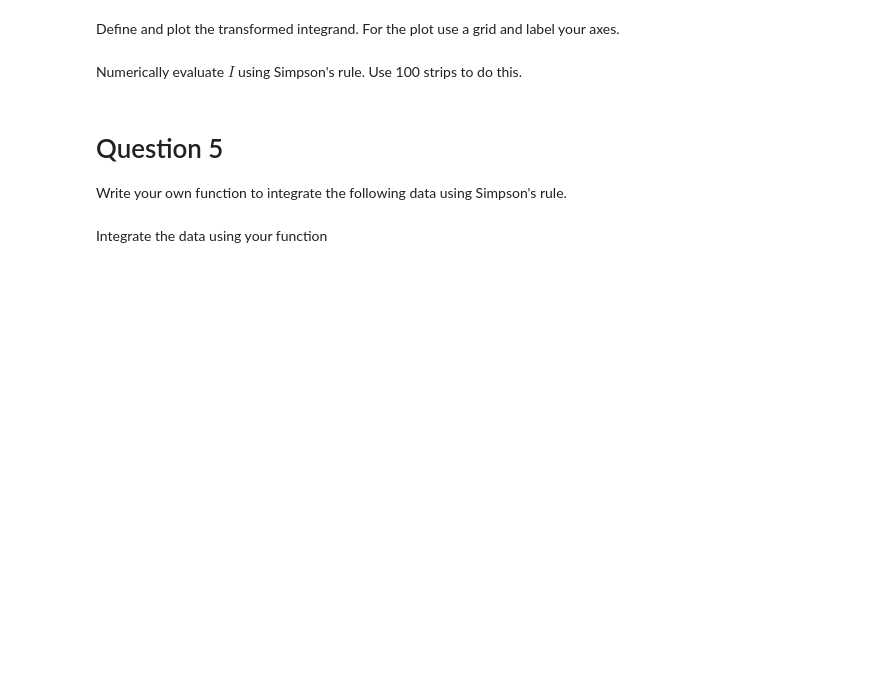
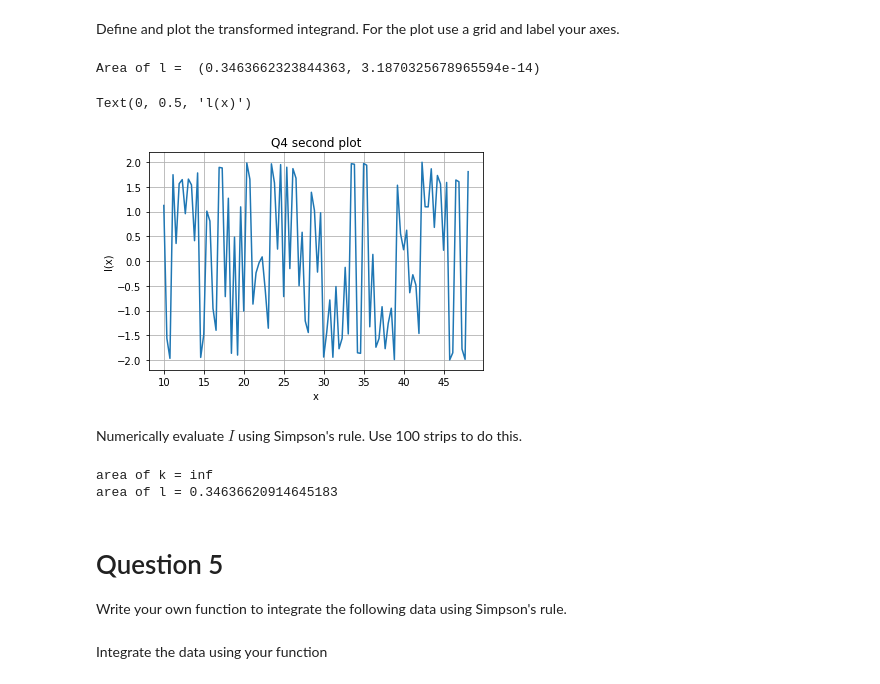
Before and after one commit to Saoirse-M-MacLaughlin/ACM20030-assignments, a Jupyter notebook: Assignment-4.ipynb, the cells around one changed output. Cells and saved outputs as stored; diff of their text form; code cells hidden in the pictures; blank space fills up the shorter version.

```diff
--- a/Assignment-4.ipynb
+++ b/Assignment-4.ipynb
@@ -138,7 +305,32 @@ Plot the integrand in the range $[0,1]$, use a grid and label your axes.
 # %% [markdown]
 Define and plot the transformed integrand. For the plot use a grid and label your axes.
+# %%
+def l(x):
+    return 2*np.cos(10*x**2)
+
+Ik = quad(l, 0, 1)
+print('Area of l = ', Ik)
+
+plt.plot(x,l(x))
+plt.grid(True)
+plt.title('Q4 second plot')
+plt.xlabel('x')
+plt.ylabel('l(x)')
+# %% [output]
+Area of l =  (0.3463662323844363, 3.1870325678965594e-14)
+Text(0, 0.5, 'l(x)')
+[figure, added]
 # %% [markdown]
 Numerically evaluate $I$ using Simpson's rule. Use 100 strips to do this.
+# %%
+Simpsonk = Simpson(k, 0, 1, 100, False)
+Simpsonl = Simpson(l, 0, 1, 100, False)
+
+print('area of k =', Simpsonk)
+print('area of l =', Simpsonl)
+# %% [output]
+area of k = inf
+area of l = 0.34636620914645183
 # %% [markdown]
 # Question 5
 
```
Also changed, not shown: parts of 11 cells of this notebook.
